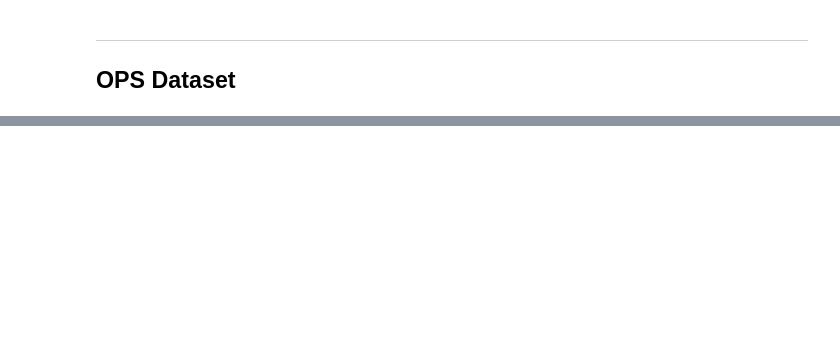
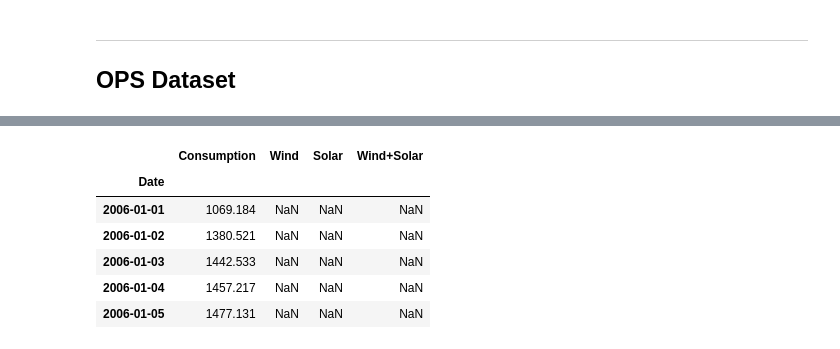
Before and after one commit to joann-balraj/time-series-exercises, a Jupyter notebook: explore_exercises.ipynb, the cells around one changed output, grey strips where cells are left out. Cells and saved outputs as stored; diff of their text form; code cells hidden in the pictures; blank space fills up the shorter version.

```diff
--- a/explore_exercises.ipynb
+++ b/explore_exercises.ipynb
@@ -172,0 +221,16 @@ ____
+# %%
+# Reassign the Date column to be a datetime type
+ops_df.Date = pd.to_datetime(ops_df.Date)
+
+#Set the index, and sort so we can ensure that its in chronological order.
+ops_df = ops_df.set_index('Date').sort_index()
+
+ops_df.head()
+# %% [output]
+|  | Consumption | Wind | Solar | Wind+Solar |
+| Date |  |  |  |  |
+| 2006-01-01 | 1069.184 | NaN | NaN | NaN |
+| 2006-01-02 | 1380.521 | NaN | NaN | NaN |
+| 2006-01-03 | 1442.533 | NaN | NaN | NaN |
+| 2006-01-04 | 1457.217 | NaN | NaN | NaN |
+| 2006-01-05 | 1477.131 | NaN | NaN | NaN |
```
Also changed, not shown: parts of 19 cells of this notebook.
